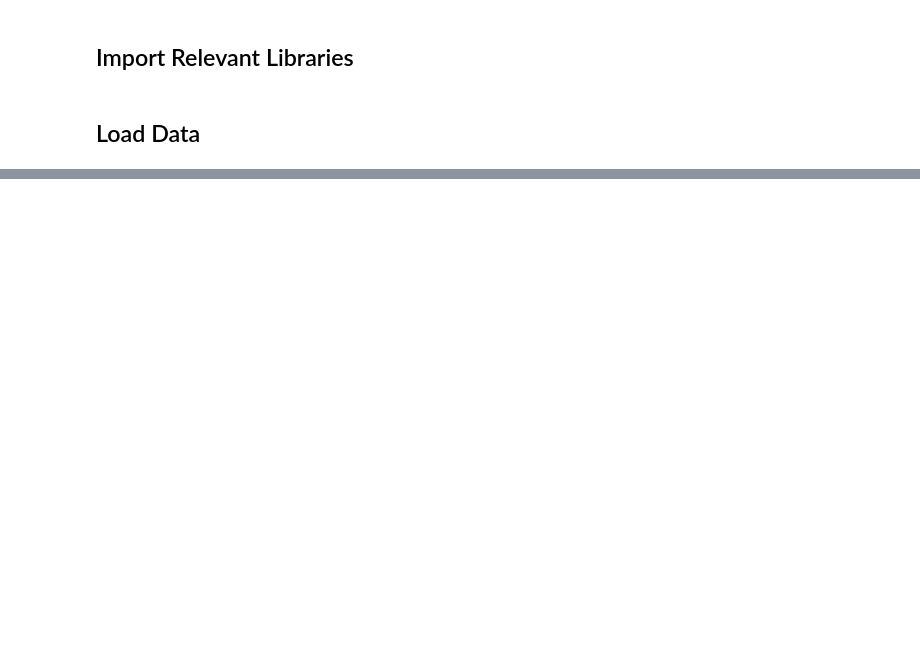
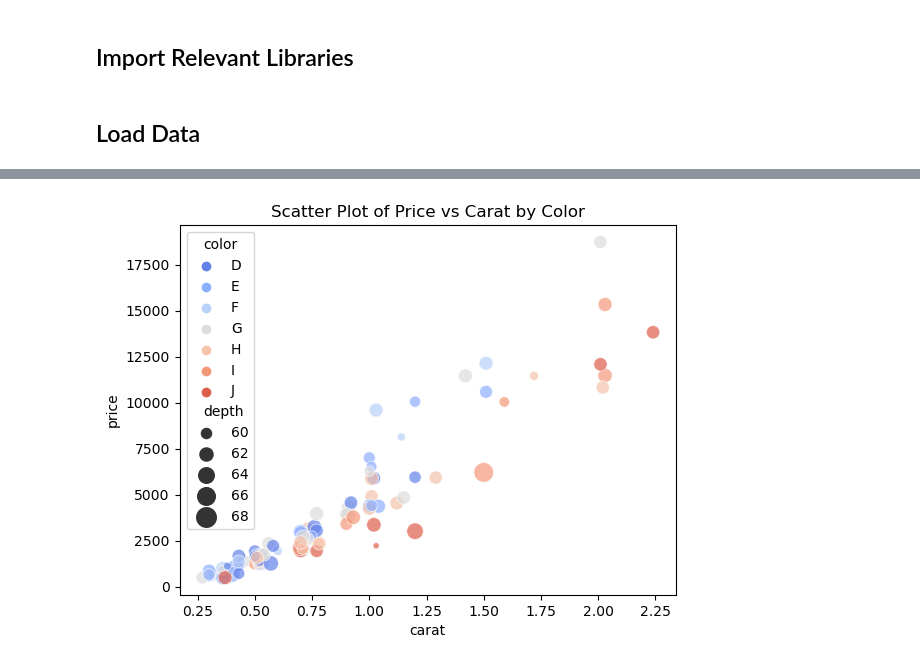
Before and after one commit to AmeUr56/Notes, a Jupyter notebook: Visualizations/Seaborn .ipynb, the cells around one changed output, grey strips where cells are left out. Saved outputs shown, nothing was run; the diff lists cells and outputs as text; code cells hidden in the pictures; blank space fills up the shorter version.

```diff
--- a/Visualizations/Seaborn .ipynb
+++ b/Visualizations/Seaborn .ipynb
@@ -125,0 +77,16 @@ sns.kdeplot(data=diamonds_df,x='price')
+# %%
+sns.scatterplot(
+    data=diamonds_df,
+    x="carat",
+    y="price",
+    hue="color",
+    size="depth",
+    sizes=(20, 200),
+    alpha=0.7,
+    palette="coolwarm"
+)
+
+plt.title("Scatter Plot of Price vs Carat by Color")
+plt.show()
+# %% [output]
+[figure, added]
```
Also changed, not shown: parts of 57 cells of this notebook.
